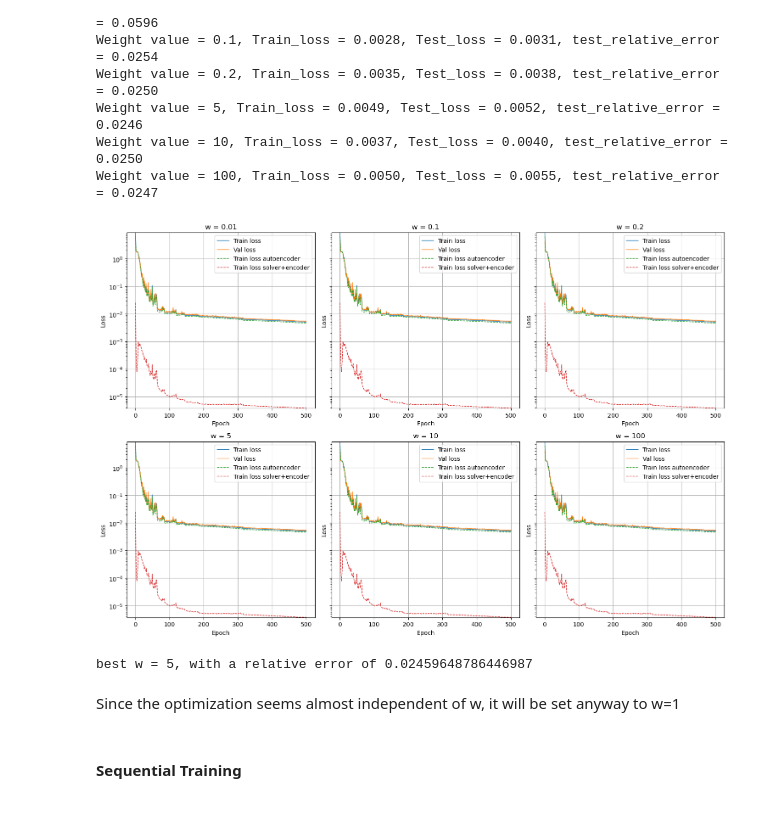
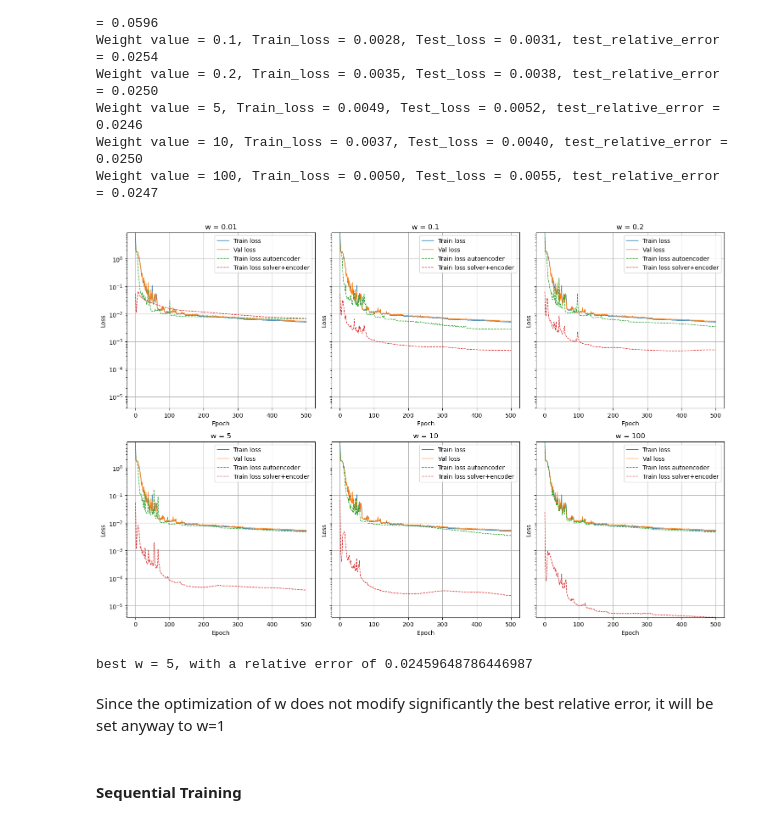
Before and after one commit to CS-433/ml-project-2-ita, a Jupyter notebook: enzo/final_enzo.ipynb, the cells around one changed output. Saved outputs shown, nothing was run; the diff lists cells and outputs as text; code cells hidden in the pictures.

```diff
--- a/enzo/final_enzo.ipynb
+++ b/enzo/final_enzo.ipynb
@@ -422,32 +422,32 @@ Weight value = 100, Train_loss = 0.0050, Test_loss = 0.0055, test_relative_error
 # %%
 #Plot the graphs changing w
 
 fig, ax = plt.subplots(2, 3 , figsize=(15, 10), sharey=True)
 y_min = float('inf')
 y_max = -float('inf')
 
 for idx_w, w_value in enumerate(w_values):
       row = idx_w // 3
       col = idx_w % 3
 
       #plot the graphs
       plot(ax[row,col], train_losses_w[idx], val_losses_w[idx], num_epochs)
       t = np.arange(1, num_epochs + 1)
-      ax[row, col].semilogy(t, losses_enc_dec_w[idx], label="Train loss autoencoder", linewidth=1, linestyle="--")
-      ax[row, col].semilogy(t, losses_enc_solver_w[idx], label="Train loss solver+encoder", linewidth=1, linestyle="--")
+      ax[row, col].semilogy(t, losses_enc_dec_w[idx_w], label="Train loss autoencoder", linewidth=1, linestyle="--")
+      ax[row, col].semilogy(t, losses_enc_solver_w[idx_w], label="Train loss solver+encoder", linewidth=1, linestyle="--")
       ax[row, col].legend()
       ax[row, col].set_title(f"w = {w_value}")
-      y_max = max(y_max, max(np.max(train_losses_w[idx]), np.max(val_losses_w[idx]), np.max(losses_enc_dec_w[idx]), np.max(losses_enc_solver_w[idx])))
-      y_min = min(y_min, min(np.min(train_losses_w[idx]), np.min(val_losses_w[idx]), np.min(losses_enc_dec_w[idx]), np.min(losses_enc_solver_w[idx])))
+      y_max = max(y_max, max(np.max(train_losses_w[idx_w]), np.max(val_losses_w[idx_w]), np.max(losses_enc_dec_w[idx_w]), np.max(losses_enc_solver_w[idx_w])))
+      y_min = min(y_min, min(np.min(train_losses_w[idx_w]), np.min(val_losses_w[idx_w]), np.min(losses_enc_dec_w[idx_w]), np.min(losses_enc_solver_w[idx_w])))
 
 for i in range(2):
   for j in range(3):
       ax[i, j].set_ylim(y_min, y_max)
 
 plt.tight_layout()
 plt.show()
 # %% [output]
-[figure, old version]
+[figure, new version]
 # %%
 #Extracting the best model changing w
 best_index=np.argmin(final_val_rel_losses_w)
@@ -457,7 +457,7 @@ print(f"best w = {best_w}, with a relative error of", np.min(final_val_rel_losse
 # %% [output]
 best w = 5, with a relative error of 0.02459648786446987
 # %% [markdown]
-Since the optimization seems almost independent of w, it will be set anyway to w=1
+Since the optimization of w does not modify significantly the best relative error, it will be set anyway to w=1
 # %% [markdown]
 #### **Sequential Training**
 # %% [markdown]
```
Also changed, not shown: parts of 8 cells of this notebook, 1 other file.
